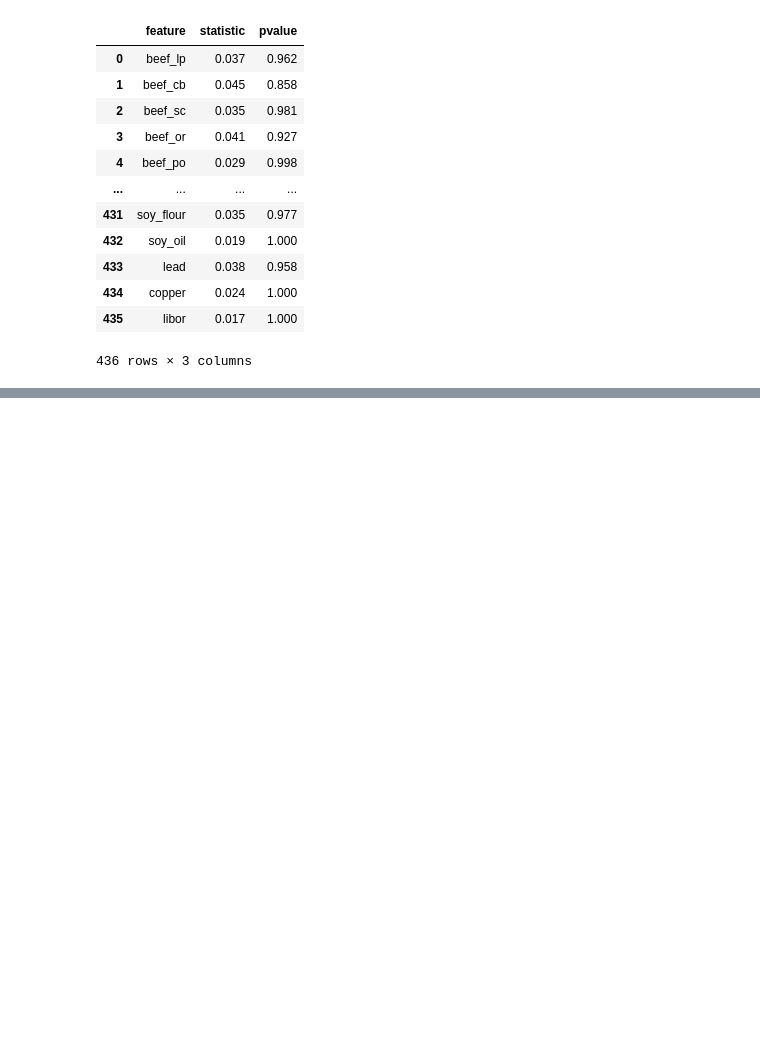
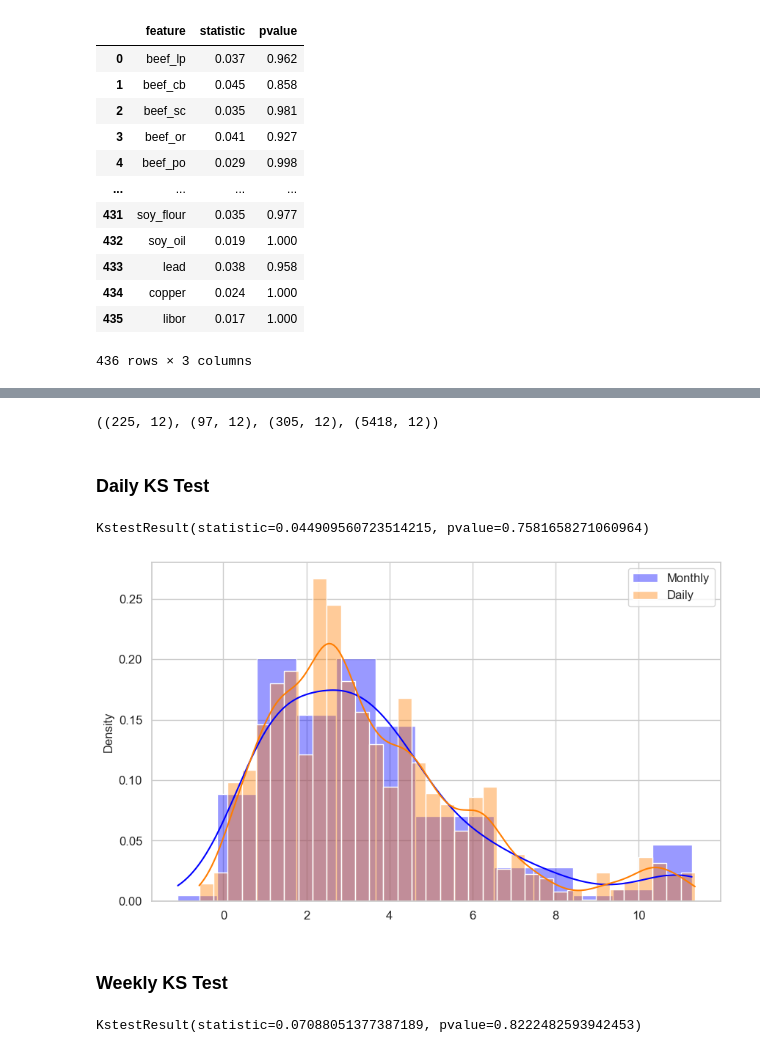
Before and after one commit to osmarbolivar/High-Freq-Inflation-Forecast-2SML, a Jupyter notebook: KS_test.ipynb, the cells around one changed output, grey strips where cells are left out. Cells and saved outputs as stored; diff of their text form; code cells hidden in the pictures; blank space fills up the shorter version.

Commit message:
KS_test_final

```diff
--- a/KS_test.ipynb
+++ b/KS_test.ipynb
@@ -126,0 +118,3 @@ results_weekly_df.to_excel('./ks_test_weekly.xlsx', index=False)
+# %%
+all_forecast = pd.read_csv('./fORECAST/F3_FORECAST.csv', index_col=0)
+all_forecast.tail(40)
@@ -126,0 +139,40 @@ results_weekly_df.to_excel('./ks_test_weekly.xlsx', index=False)
+# %%
+target_m = all_forecast.copy().dropna(axis=0)
+target_mw = target_m.copy().loc['2019-01-31':, ]
+
+weekly_forecast = all_forecast.copy().query('set == "week"')
+daily_forecast = all_forecast.copy().query('set == "day"')
+
+target_m.shape, target_mw.shape, weekly_forecast.shape, daily_forecast.shape
+# %% [output]
+((225, 12), (97, 12), (305, 12), (5418, 12))
+# %% [markdown]
+### Daily KS Test
+# %%
+sample1 = target_m['cpi'].values
+sample2 = daily_forecast['ridge'].values
+
+stats.kstest(sample1, sample2)
+# %% [output]
+KstestResult(statistic=0.044909560723514215, pvalue=0.7581658271060964)
+# %%
+sns.set_theme(style="whitegrid")
+plt.figure(figsize=(10, 6))
+sns.histplot(sample1, color='blue', kde=True, label='Monthly', stat='density', alpha=0.4)
+sns.histplot(sample2, color='#ff7d00', kde=True, label='Daily', stat='density', alpha=0.4)
+plt.legend(fontsize=12)
+plt.xticks(fontsize=12)
+plt.yticks(fontsize=12)
+plt.savefig('distribution_month_day.png')
+plt.show()
+# %% [output]
+[figure, added]
+# %% [markdown]
+### Weekly KS Test
+# %%
+sample3 = target_mw['cpi'].values
+sample4 = weekly_forecast['ridge'].values
+
+stats.kstest(sample3, sample4)
+# %% [output]
+KstestResult(statistic=0.07088051377387189, pvalue=0.8222482593942453)
```
Also changed, not shown: parts of 7 cells of this notebook, 8 other files.
